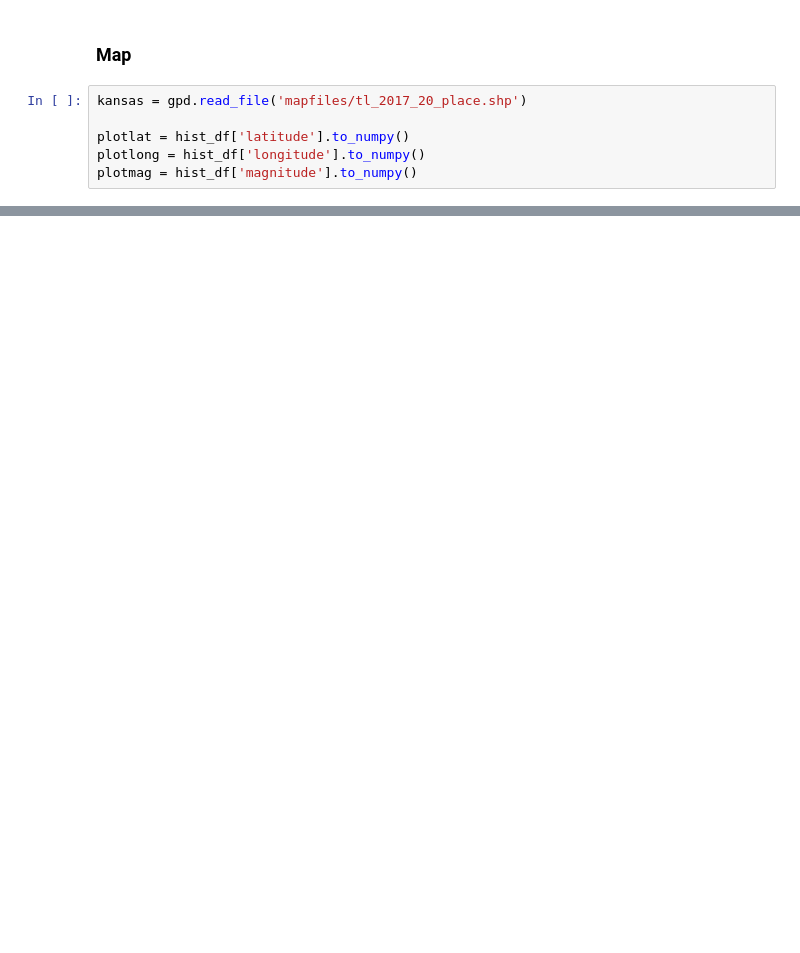
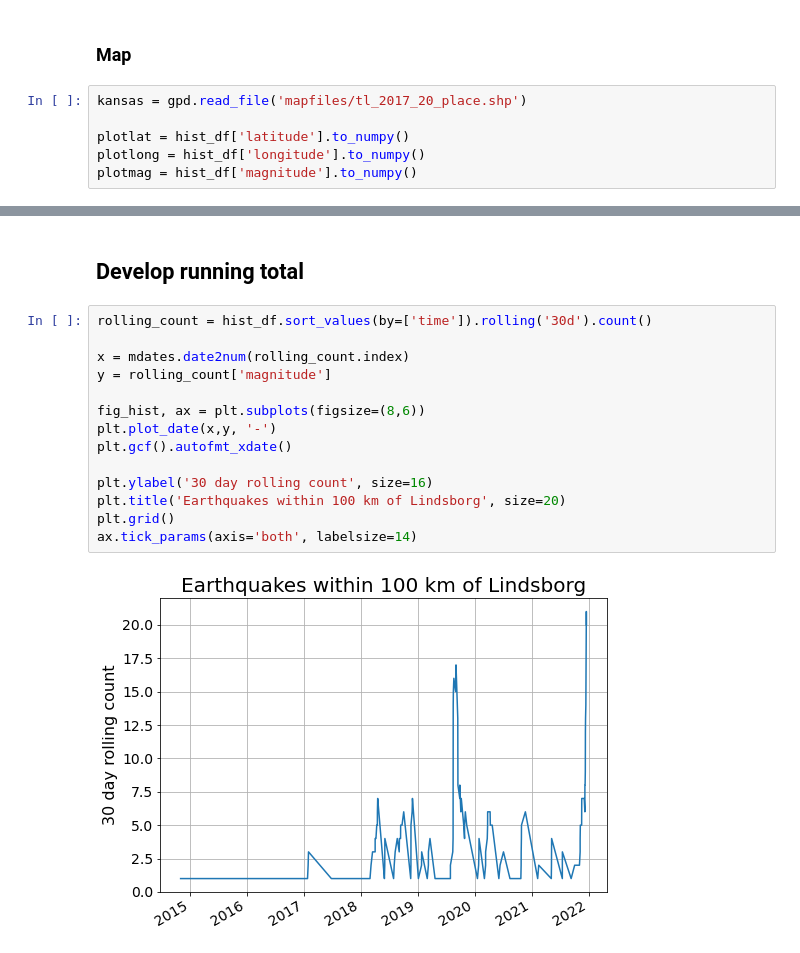
Before and after one commit to peterwbryant/earthquake-info, a Jupyter notebook: earthquakePlot.ipynb, the cells around one changed output, grey strips where cells are left out. Cells and saved outputs as stored; diff of their text form; blank space fills up the shorter version.

```diff
--- a/earthquakePlot.ipynb
+++ b/earthquakePlot.ipynb
@@ -92,0 +100,18 @@ Text(535000.0, 610000.0, 'Lindsborg')
+# %% [markdown]
+## Develop running total
+# %%
+rolling_count = hist_df.sort_values(by=['time']).rolling('30d').count()
+
+x = mdates.date2num(rolling_count.index)
+y = rolling_count['magnitude']
+
+fig_hist, ax = plt.subplots(figsize=(8,6))
+plt.plot_date(x,y, '-')
+plt.gcf().autofmt_xdate()
+
+plt.ylabel('30 day rolling count', size=16)
+plt.title('Earthquakes within 100 km of Lindsborg', size=20)
+plt.grid()
+ax.tick_params(axis='both', labelsize=14)
+# %% [output]
+[figure, added]
```
Also changed, not shown: parts of 16 cells of this notebook.
